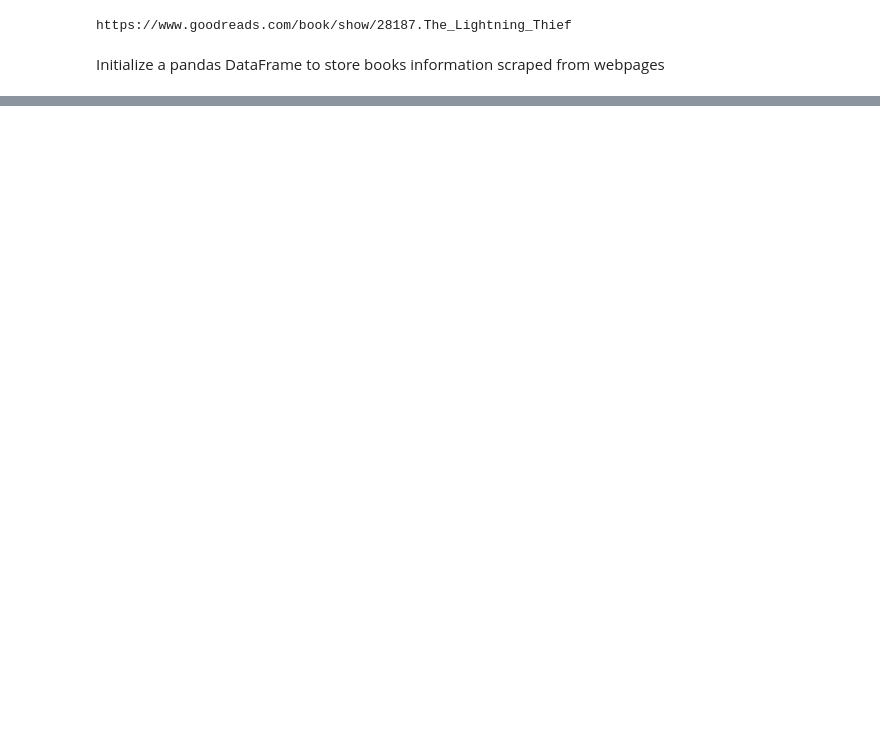
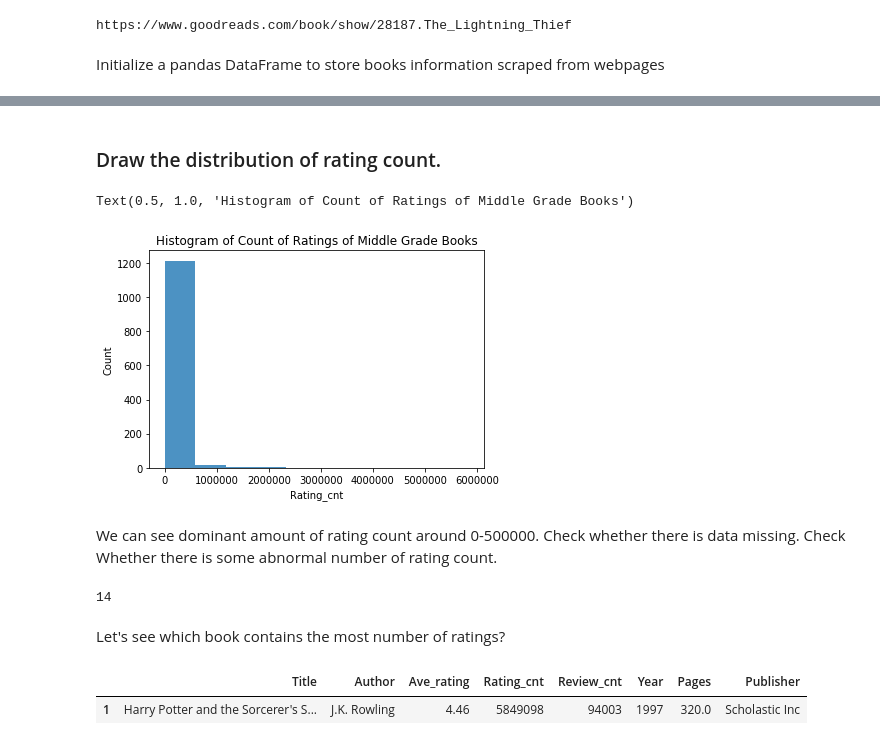
Before and after one commit to haolin-ds/GoodReadsBooksAnalysis, a Jupyter notebook: middle_grade_books_analysis.ipynb, the cells around one changed output, grey strips where cells are left out. Saved outputs shown, nothing was run; the diff lists cells and outputs as text; code cells hidden in the pictures; blank space fills up the shorter version.

Commit message:
Finish the webscraping and data analysis

```diff
--- a/middle_grade_books_analysis.ipynb
+++ b/middle_grade_books_analysis.ipynb
@@ -149,0 +255,23 @@ Index: []
+# %% [markdown]
+### Draw the distribution of rating count.
+# %%
+plt.hist(books_df["Rating_cnt"], alpha = 0.8)
+plt.xlabel("Rating_cnt")
+plt.ylabel("Count")
+plt.title("Histogram of Count of Ratings of Middle Grade Books")
+# %% [output]
+Text(0.5, 1.0, 'Histogram of Count of Ratings of Middle Grade Books')
+[figure, added]
+# %% [markdown]
+We can see dominant amount of rating count around 0-500000.  Check whether there is data missing.  Check Whether there is some abnormal number of rating count.
+# %%
+min(books_df["Rating_cnt"])
+# %% [output]
+14
+# %% [markdown]
+Let's see which book contains the most number of ratings?
+# %%
+books_df[books_df["Rating_cnt"] == np.max(books_df["Rating_cnt"])]
+# %% [output]
+|  | Title | Author | Ave_rating | Rating_cnt | Review_cnt | Year | Pages | Publisher |
+| 1 | Harry Potter and the Sorcerer's S... | J.K. Rowling | 4.46 | 5849098 | 94003 | 1997 | 320.0 | Scholastic Inc |
```
Also changed, not shown: parts of 51 cells of this notebook, 1 other file.
